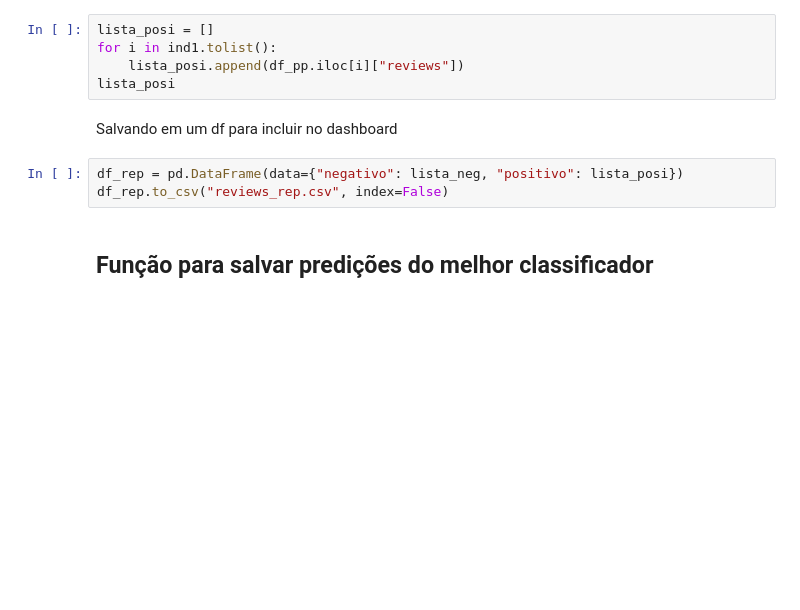
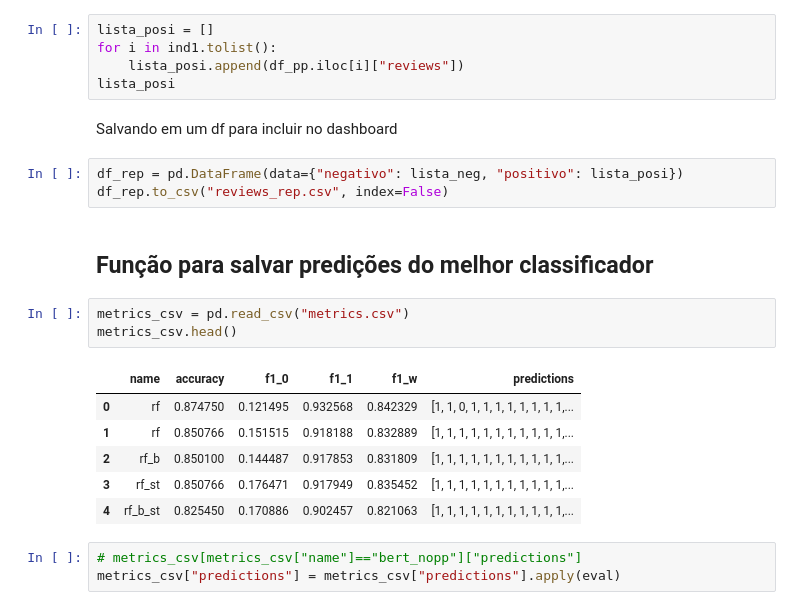
Before and after one commit to mariamaOlive/sentiment-analysis, a Jupyter notebook: classificadores.ipynb, the cells around one changed output. Drawn from its saved outputs; the diff is of its cells as text; blank space fills up the shorter version.

```diff
--- a/classificadores.ipynb
+++ b/classificadores.ipynb
@@ -902,3 +902,16 @@ df_rep = pd.DataFrame(data={"negativo": lista_neg, "positivo": lista_posi})
 df_rep.to_csv("reviews_rep.csv", index=False)
 # %% [markdown]
 ## Função para salvar predições do melhor classificador
+# %%
+metrics_csv = pd.read_csv("metrics.csv")
+metrics_csv.head()
+# %% [output]
+|  | name | accuracy | f1_0 | f1_1 | f1_w | predictions |
+| 0 | rf | 0.874750 | 0.121495 | 0.932568 | 0.842329 | [1, 1, 0, 1, 1, 1, 1, 1, 1, 1, 1,... |
+| 1 | rf | 0.850766 | 0.151515 | 0.918188 | 0.832889 | [1, 1, 1, 1, 1, 1, 1, 1, 1, 1, 1,... |
+| 2 | rf_b | 0.850100 | 0.144487 | 0.917853 | 0.831809 | [1, 1, 1, 1, 1, 1, 1, 1, 1, 1, 1,... |
+| 3 | rf_st | 0.850766 | 0.176471 | 0.917949 | 0.835452 | [1, 1, 1, 1, 1, 1, 1, 1, 1, 1, 1,... |
+| 4 | rf_b_st | 0.825450 | 0.170886 | 0.902457 | 0.821063 | [1, 1, 1, 1, 1, 1, 1, 1, 1, 1, 1,... |
+# %%
+# metrics_csv[metrics_csv["name"]=="bert_nopp"]["predictions"]
+metrics_csv["predictions"] = metrics_csv["predictions"].apply(eval)
```
Also changed, not shown: parts of 6 cells of this notebook, 4 other files.
